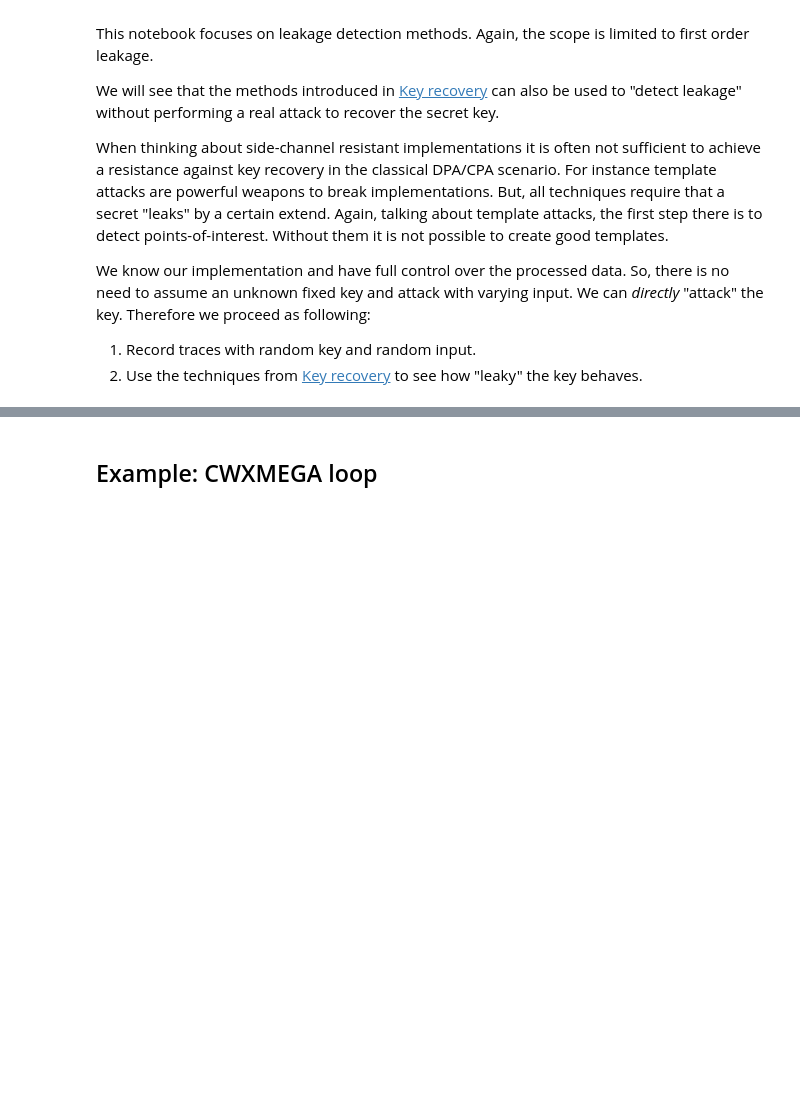
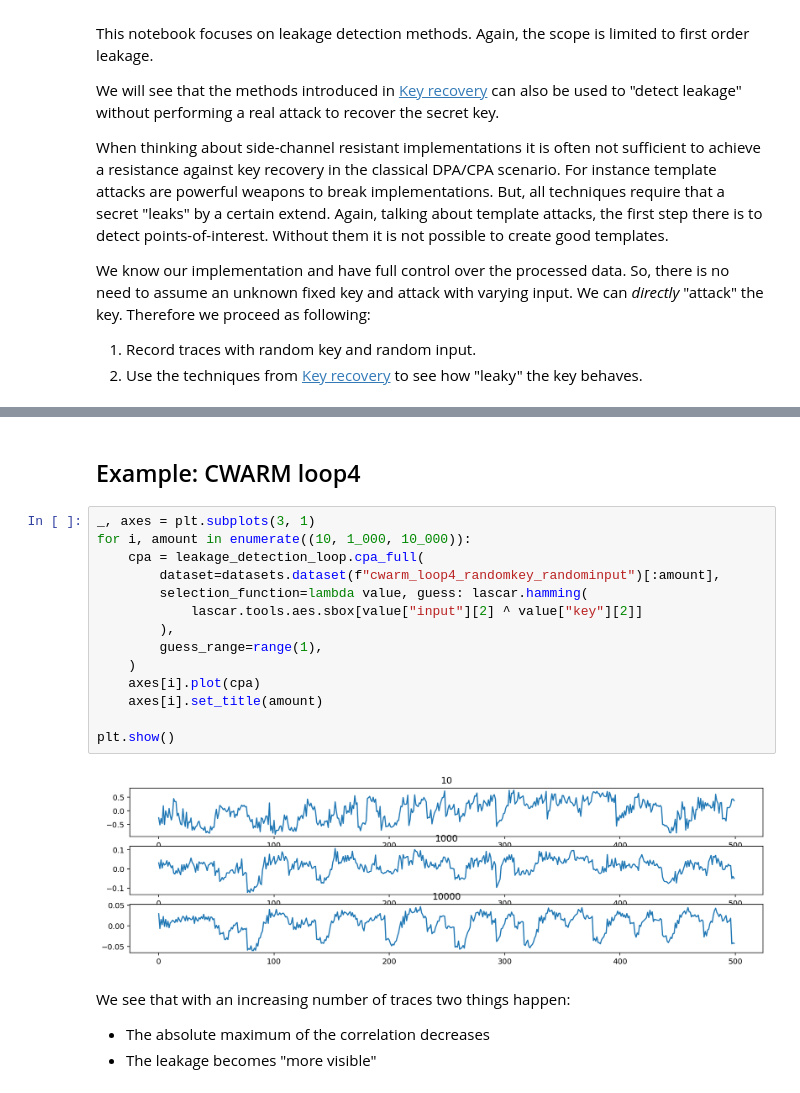
Before and after one commit to hackenbergstefan/securec-sidechannel-study, a Jupyter notebook: analyze/4_leakage_detection_loop.ipynb, the cells around one changed output, grey strips where cells are left out. Cells and saved outputs as stored; diff of their text form; blank space fills up the shorter version.

```diff
--- a/analyze/4_leakage_detection_loop.ipynb
+++ b/analyze/4_leakage_detection_loop.ipynb
@@ -34,2 +32,22 @@ The autoreload extension is already loaded. To reload it, use:
 # %% [markdown]
-## Example: CWXMEGA loop
+## Example: CWARM loop4
+# %%
+_, axes = plt.subplots(3, 1)
+for i, amount in enumerate((10, 1_000, 10_000)):
+    cpa = leakage_detection_loop.cpa_full(
+        dataset=datasets.dataset(f"cwarm_loop4_randomkey_randominput")[:amount],
+        selection_function=lambda value, guess: lascar.hamming(
+            lascar.tools.aes.sbox[value["input"][2] ^ value["key"][2]]
+        ),
+        guess_range=range(1),
+    )
+    axes[i].plot(cpa)
+    axes[i].set_title(amount)
+
+plt.show()
+# %% [output]
+[figure, added]
+# %% [markdown]
+We see that with an increasing number of traces two things happen:
+- The absolute maximum of the correlation decreases
+- The leakage becomes "more visible"
```
Also changed, not shown: parts of 18 cells of this notebook, 2 other files.
